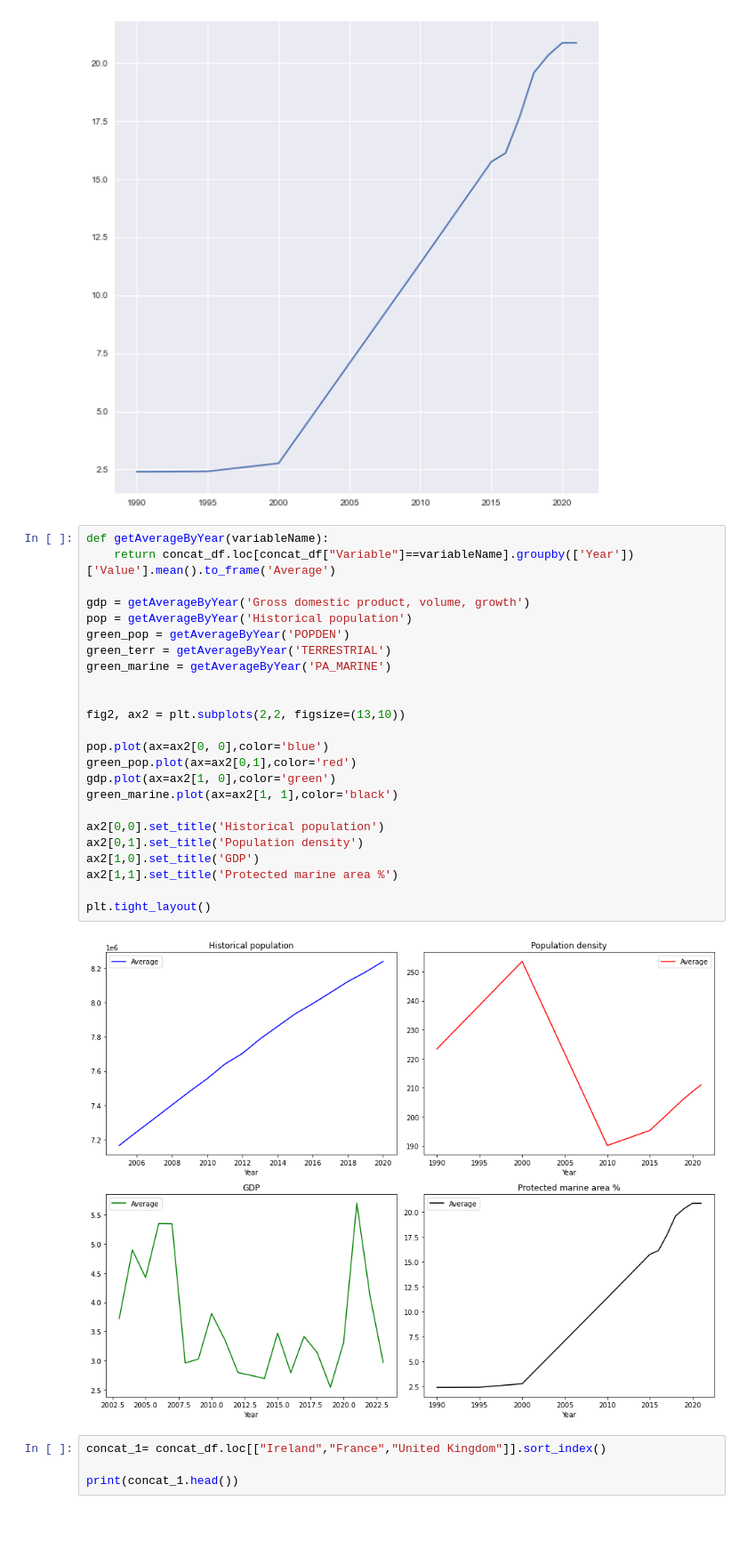
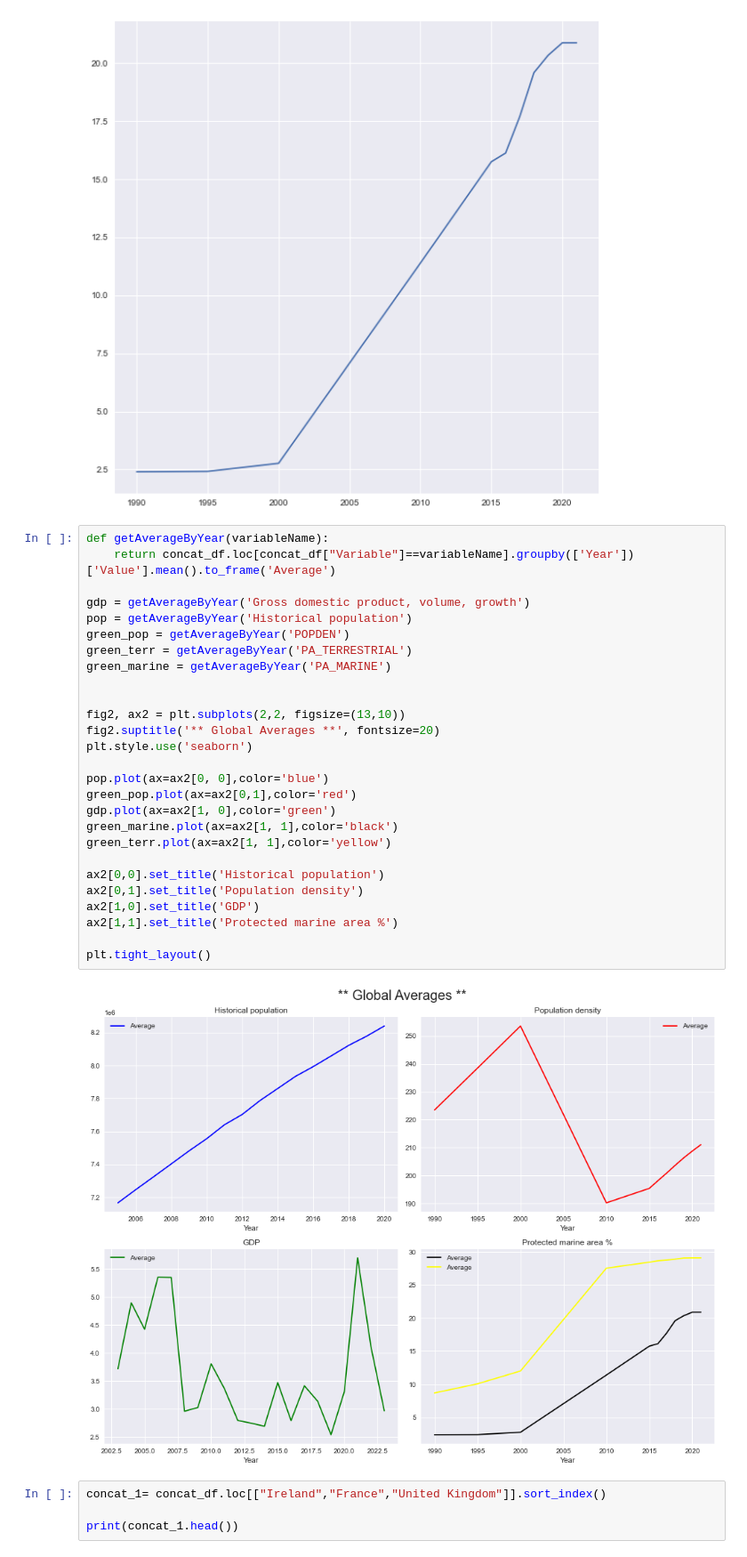
Before and after one commit to BoSuto/Data-analysis-for-business-March-2022-, a Jupyter notebook: Population, Economics & Green Growth.ipynb, the cells around one changed output. Shown at 89% size. Saved outputs shown, nothing was run; the diff lists cells and outputs as text; blank space fills up the shorter version.

Commit message:
terrestrial mistake corrected

```diff
--- a/Population, Economics & Green Growth.ipynb
+++ b/Population, Economics & Green Growth.ipynb
@@ -1130,29 +1130,32 @@ plt.show()
 # %%
 def getAverageByYear(variableName):
     return concat_df.loc[concat_df["Variable"]==variableName].groupby(['Year'])['Value'].mean().to_frame('Average')
 
 gdp = getAverageByYear('Gross domestic product, volume, growth')
 pop = getAverageByYear('Historical population')
 green_pop = getAverageByYear('POPDEN')
-green_terr = getAverageByYear('TERRESTRIAL')
+green_terr = getAverageByYear('PA_TERRESTRIAL')
 green_marine = getAverageByYear('PA_MARINE')
 
 
 fig2, ax2 = plt.subplots(2,2, figsize=(13,10))
+fig2.suptitle('** Global Averages **', fontsize=20)
+plt.style.use('seaborn')
 
 pop.plot(ax=ax2[0, 0],color='blue')
 green_pop.plot(ax=ax2[0,1],color='red')
 gdp.plot(ax=ax2[1, 0],color='green')
 green_marine.plot(ax=ax2[1, 1],color='black')
+green_terr.plot(ax=ax2[1, 1],color='yellow')
 
 ax2[0,0].set_title('Historical population')
 ax2[0,1].set_title('Population density')
 ax2[1,0].set_title('GDP')
 ax2[1,1].set_title('Protected marine area %')
 
 plt.tight_layout()
 # %% [output]
-[figure, old version]
+[figure, new version]
 # %%
 concat_1= concat_df.loc[["Ireland","France","United Kingdom"]].sort_index()
 
```
Also changed, not shown: parts of 9 cells of this notebook.
